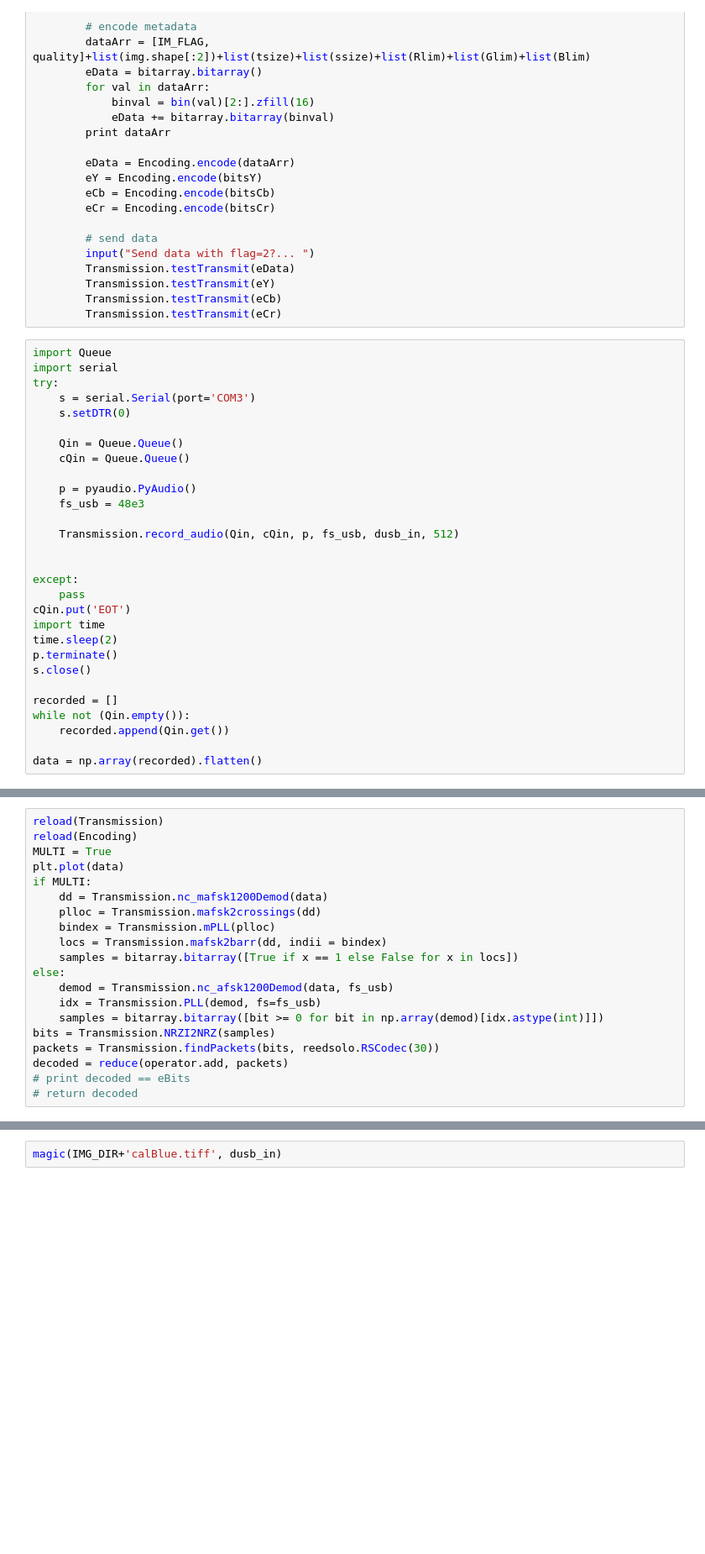
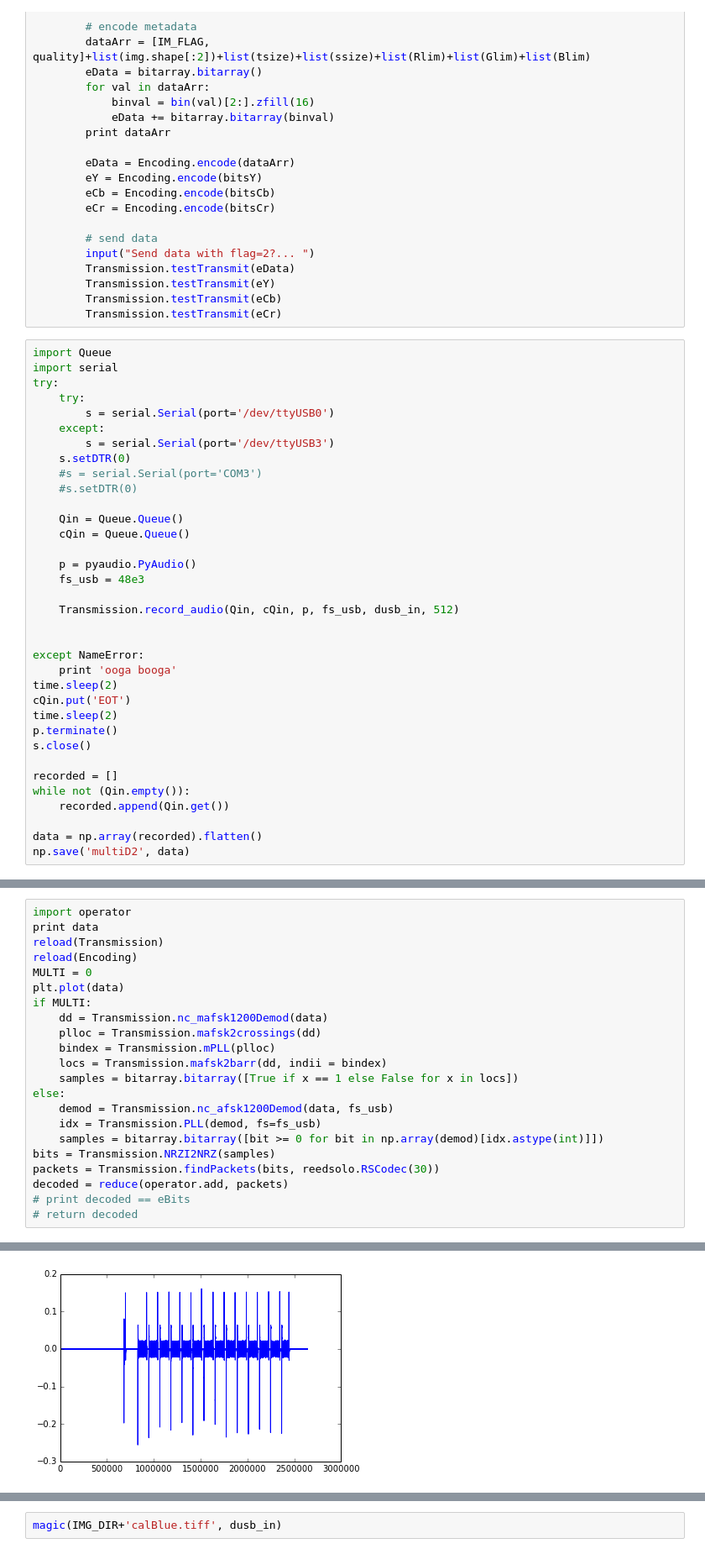
Before and after one commit to yizow/RiFi, a Jupyter notebook: imagetest.ipynb, the cells around one changed output, grey strips where cells are left out. Shown at 84% size. Saved outputs shown, nothing was run; the diff lists cells and outputs as text; blank space fills up the shorter version.

```diff
--- a/imagetest.ipynb
+++ b/imagetest.ipynb
@@ -429,8 +431,13 @@ def magic(filename, dout, quality=2):
 import Queue
 import serial
 try:
-    s = serial.Serial(port='COM3')
+    try:
+        s = serial.Serial(port='/dev/ttyUSB0')
+    except:
+        s = serial.Serial(port='/dev/ttyUSB3')
     s.setDTR(0)
+    #s = serial.Serial(port='COM3')
+    #s.setDTR(0)
 
     Qin = Queue.Queue()
     cQin = Queue.Queue()
@@ -441,10 +448,10 @@ try:
     Transmission.record_audio(Qin, cQin, p, fs_usb, dusb_in, 512)
 
 
-except:
-    pass
+except NameError:
+    print 'ooga booga'
+time.sleep(2)
 cQin.put('EOT')
-import time
 time.sleep(2)
 p.terminate()
 s.close()
@@ -454,3 +461,4 @@ while not (Qin.empty()):
     recorded.append(Qin.get())
 
 data = np.array(recorded).flatten()
+np.save('multiD2', data)
@@ -457,7 +467,9 @@ data = np.array(recorded).flatten()
 # %%
+import operator
+print data
 reload(Transmission)
 reload(Encoding)
-MULTI = True
+MULTI = 0
 plt.plot(data)
 if MULTI:
     dd = Transmission.nc_mafsk1200Demod(data)
@@ -478,0 +493 @@ NameError: name 'data' is not defined
+[figure, added]
```
Also changed, not shown: parts of 11 cells of this notebook, 1 other file.
